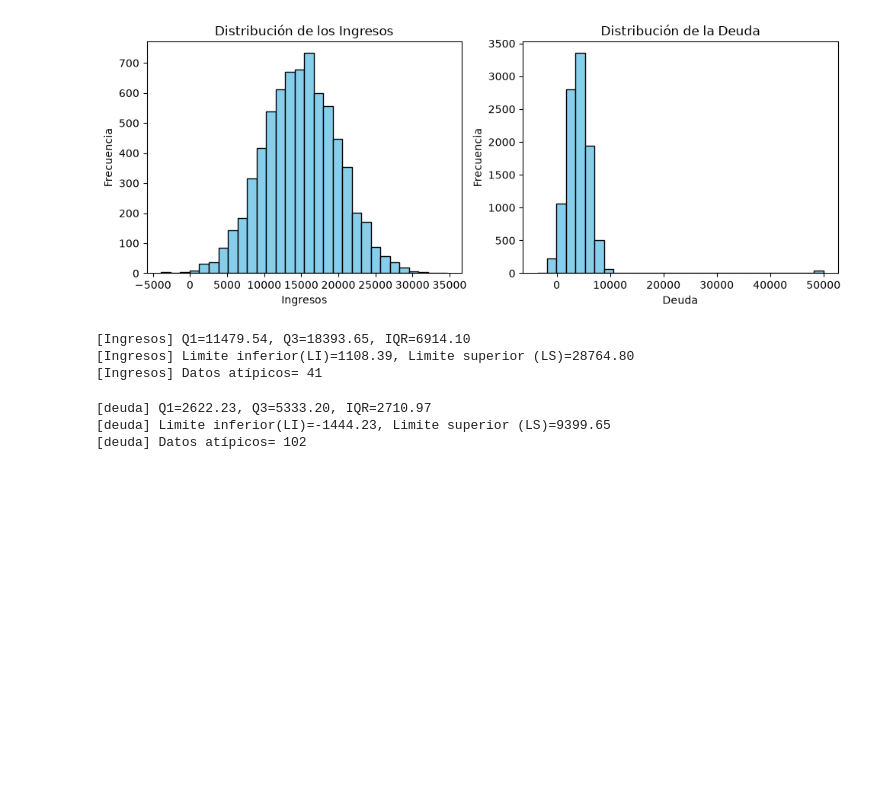
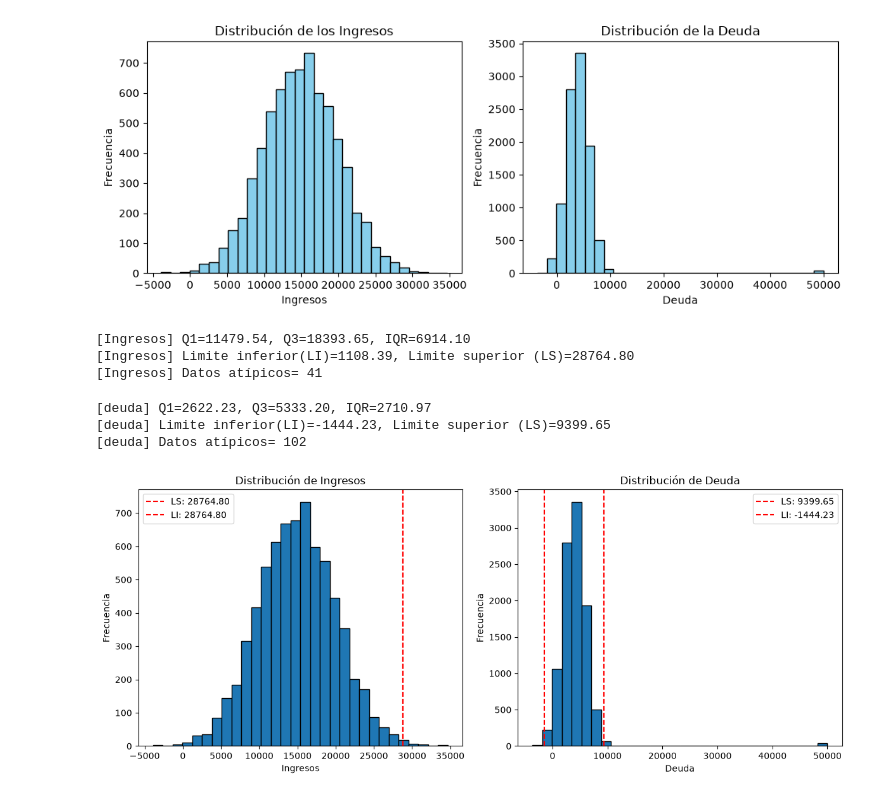
Before and after one commit to pdanielvazquez/limpieza-preprocesamiento-datos-dd-ibero-o26, a Jupyter notebook: limpieza-preprocesamiento.ipynb, the cells around one changed output. Drawn from its saved outputs; the diff is of its cells as text; code cells hidden in the pictures; blank space fills up the shorter version.

Commit message:
Gráficas de limites de datos atípicos agregadas

```diff
--- a/limpieza-preprocesamiento.ipynb
+++ b/limpieza-preprocesamiento.ipynb
@@ -260,3 +253,28 @@ print(f"[deuda] Datos atípicos= {outliers_deuda}")
 [deuda] Q1=2622.23, Q3=5333.20, IQR=2710.97
 [deuda] Limite inferior(LI)=-1444.23, Limite superior (LS)=9399.65
 [deuda] Datos atípicos= 102
+# %%
+# Grafica de distribución de ingresos (subplot-1) y deuda (subplot-2) de tipo histograma con limites de outliers
+plt.figure(figsize=(12, 5))
+plt.subplot(1, 2, 1)
+plt.hist(df['ingresos'], bins=30, edgecolor='black')
+plt.xlabel('Ingresos')
+plt.ylabel('Frecuencia')
+plt.title('Distribución de Ingresos')
+plt.axvline(LI_ingresos, color='r', linestyle='--', label=f'LS: {LI_ingresos:.2f}')
+plt.axvline(LS_ingresos, color='r', linestyle='--', label=f'LI: {LS_ingresos:.2f}')
+plt.legend()
+
+plt.subplot(1, 2, 2)
+plt.hist(df['deuda'], bins=30, edgecolor='black')
+plt.xlabel('Deuda')
+plt.ylabel('Frecuencia')
+plt.title('Distribución de Deuda')
+plt.axvline(LS_deuda, color='r', linestyle='--', label=f'LS: {LS_deuda:.2f}')
+plt.axvline(LI_deuda, color='r', linestyle='--', label=f'LI: {LI_deuda:.2f}')
+plt.legend()
+
+plt.tight_layout()
+plt.show()
+# %% [output]
+[figure, added]
```
Also changed, not shown: parts of 2 cells of this notebook.
